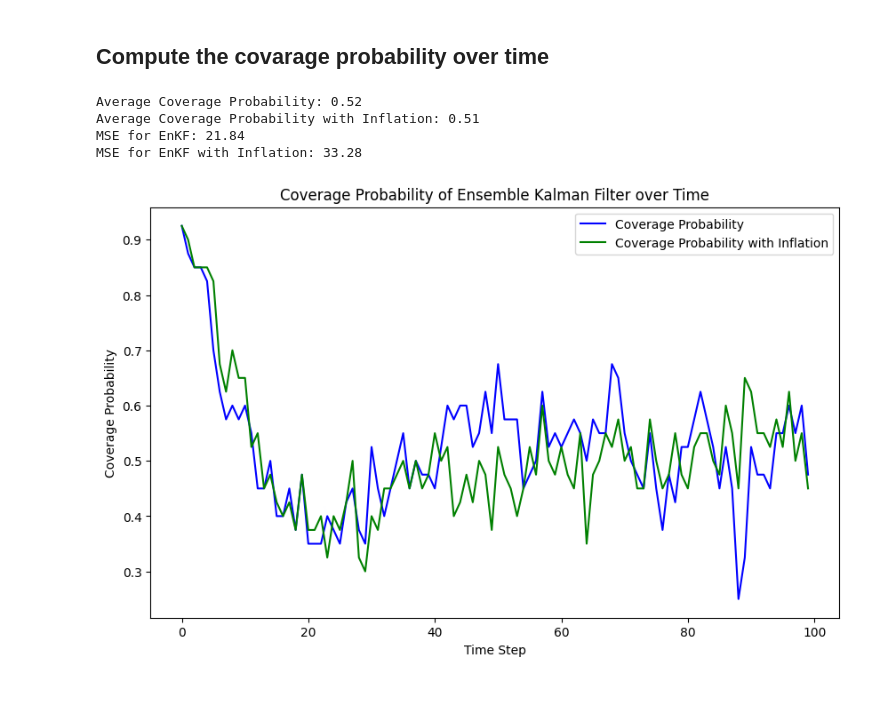
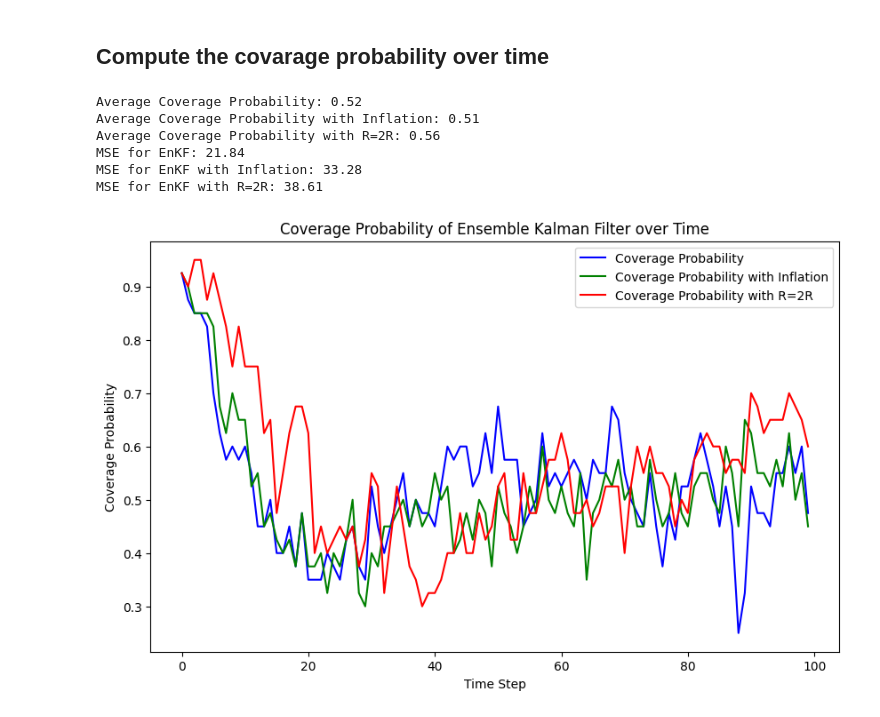
Before and after one commit to JackWang0102/STAT-546-EnFK-Simulation, a Jupyter notebook: EnKF_sim.ipynb, the cells around one changed output. Saved outputs shown, nothing was run; the diff lists cells and outputs as text; code cells hidden in the pictures.

```diff
--- a/EnKF_sim.ipynb
+++ b/EnKF_sim.ipynb
@@ -834,30 +879,43 @@ coverage_probabilities_inflated = []
 for t in range(timesteps):
     coverage_probabilities_inflated.append(np.mean((true_states[t+1] >= confidence_interval_lower_inflated[t]) & (true_states[t+1] <= confidence_interval_upper_inflated[t])))
 coverage_probabilities_inflated = np.array(coverage_probabilities_inflated)
+
+# Coverage Probability over time (EnKF with R = 2R)
+coverage_probabilities_2R = []
+for t in range(timesteps):
+    coverage_probabilities_2R.append(np.mean((true_states[t+1] >= confidence_interval_lower_2R[t]) & (true_states[t+1] <= confidence_interval_upper_2R[t])))
+coverage_probabilities_2R = np.array(coverage_probabilities_2R)
 # %%
 # Plot the coverage probability over time for EnKF and EnKF with inflation
 plt.figure(figsize=(10, 6))
 plt.plot(range(timesteps), coverage_probabilities, label='Coverage Probability', color='b')
 plt.plot(range(timesteps), coverage_probabilities_inflated, label='Coverage Probability with Inflation', color='g')
+plt.plot(range(timesteps), coverage_probabilities_2R, label='Coverage Probability with R=2R', color='r')
 plt.xlabel('Time Step')
 plt.ylabel('Coverage Probability')
 plt.title('Coverage Probability of Ensemble Kalman Filter over Time')
 plt.legend()
 
 # Report the average coverage probability
 average_coverage_probability = np.mean(coverage_probabilities)
 print(f"Average Coverage Probability: {average_coverage_probability:.2f}")
 average_coverage_probability_inflated = np.mean(coverage_probabilities_inflated)
 print(f"Average Coverage Probability with Inflation: {average_coverage_probability_inflated:.2f}")
+average_coverage_probability_2R = np.mean(coverage_probabilities_2R)
+print(f"Average Coverage Probability with R=2R: {average_coverage_probability_2R:.2f}")
 
 # Compute the MSE for EnKF and EnKF with inflation
 MSE = np.mean((true_states[:] - estimated_states[:]) ** 2)
 print(f"MSE for EnKF: {MSE:.2f}")
 MSE_inflated = np.mean((true_states[:] - estimated_states_inflated[:]) ** 2)
 print(f"MSE for EnKF with Inflation: {MSE_inflated:.2f}")
+MSE_2R = np.mean((true_states[:] - estimated_states_2R[:]) ** 2)
+print(f"MSE for EnKF with R=2R: {MSE_2R:.2f}")
 # %% [output]
 Average Coverage Probability: 0.52
 Average Coverage Probability with Inflation: 0.51
+Average Coverage Probability with R=2R: 0.56
 MSE for EnKF: 21.84
 MSE for EnKF with Inflation: 33.28
+MSE for EnKF with R=2R: 38.61
-[figure, old version]
+[figure, new version]
```
Also changed, not shown: parts of 1 cell of this notebook.
